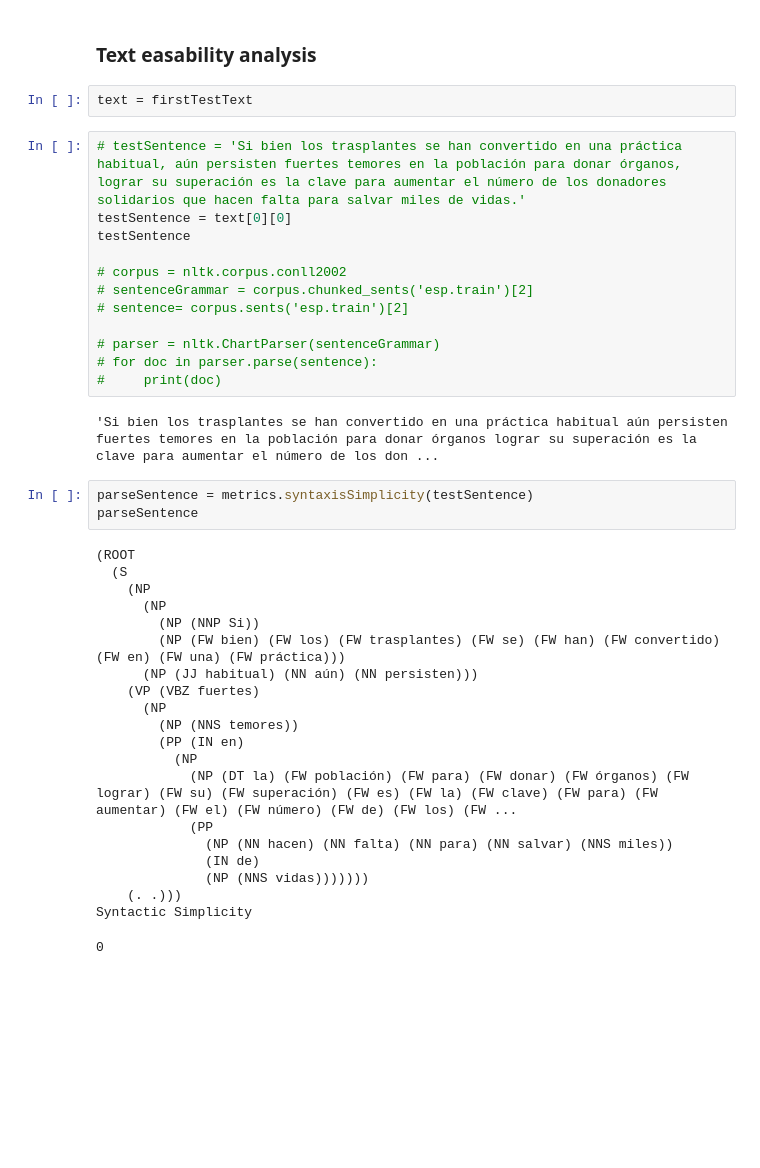
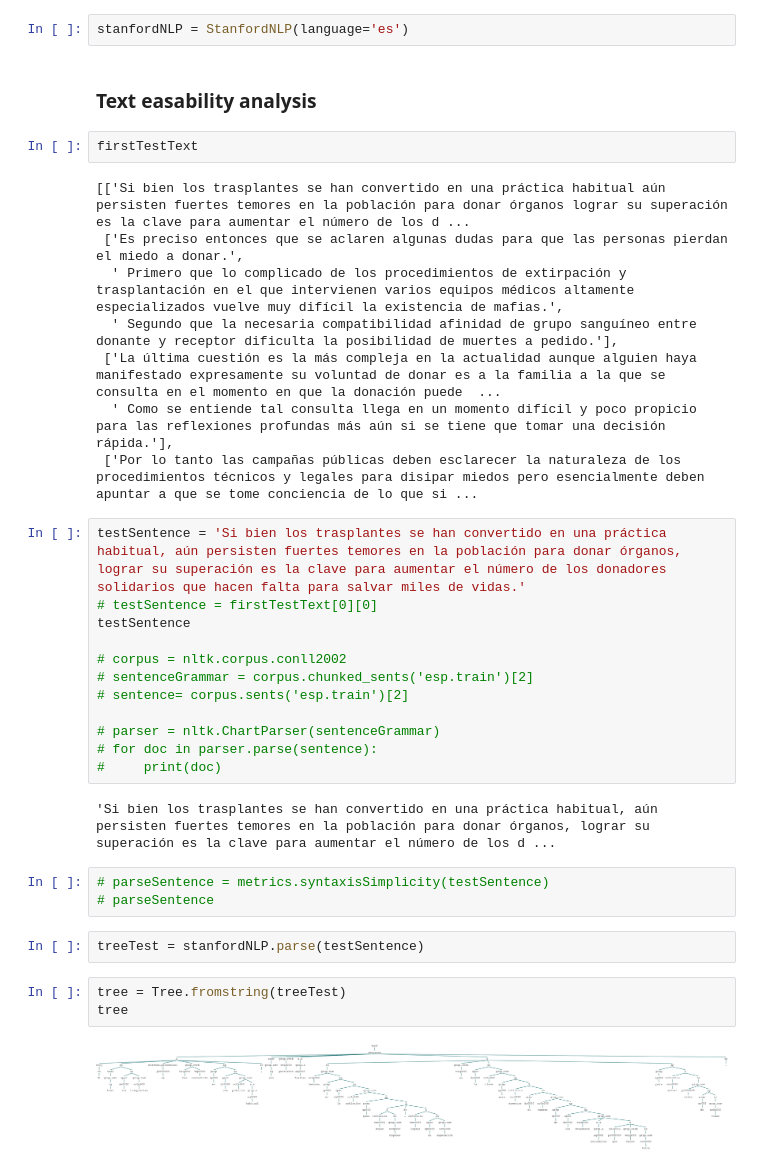
Before and after one commit to Greenhv/Tesis, a Jupyter notebook: Notebook/Text_Easability_Metrics.ipynb, the cells around one changed output. Saved outputs shown, nothing was run; the diff lists cells and outputs as text; blank space fills up the shorter version.

Commit message:
Add nltk.tree class to the text parser

```diff
--- a/Notebook/Text_Easability_Metrics.ipynb
+++ b/Notebook/Text_Easability_Metrics.ipynb
@@ -26,10 +31,20 @@ TextEasabilityMetrics
+# %%
+stanfordNLP = StanfordNLP(language='es')
 # %% [markdown]
 ### Text easability analysis
-# %%
-text = firstTestText
+# %%
+firstTestText
+# %% [output]
+[['Si bien los trasplantes se han convertido en una práctica habitual aún persisten fuertes temores en la población para donar órganos lograr su superación es la clave para aumentar el número de los d ...
+ ['Es preciso entonces que se aclaren algunas dudas para que las personas pierdan el miedo a donar.',
+  ' Primero que lo complicado de los procedimientos de extirpación y trasplantación en el que intervienen varios equipos médicos altamente especializados vuelve muy difícil la existencia de mafias.',
+  ' Segundo que la necesaria compatibilidad afinidad de grupo sanguíneo entre donante y receptor dificulta la posibilidad de muertes a pedido.'],
+ ['La última cuestión es la más compleja en la actualidad aunque alguien haya manifestado expresamente su voluntad de donar es a la familia a la que se consulta en el momento en que la donación puede  ...
+  ' Como se entiende tal consulta llega en un momento difícil y poco propicio para las reflexiones profundas más aún si se tiene que tomar una decisión rápida.'],
+ ['Por lo tanto las campañas públicas deben esclarecer la naturaleza de los procedimientos técnicos y legales para disipar miedos pero esencialmente deben apuntar a que se tome conciencia de lo que si ...
 # %%
-# testSentence = 'Si bien los trasplantes se han convertido en una práctica habitual, aún persisten fuertes temores en la población para donar órganos, lograr su superación es la clave para aumentar el número de los donadores solidarios que hacen falta para salvar miles de vidas.'
-testSentence = text[0][0]
+testSentence = 'Si bien los trasplantes se han convertido en una práctica habitual, aún persisten fuertes temores en la población para donar órganos, lograr su superación es la clave para aumentar el número de los donadores solidarios que hacen falta para salvar miles de vidas.'
+# testSentence = firstTestText[0][0]
 testSentence
 
 # corpus = nltk.corpus.conll2002
@@ -40,30 +55,16 @@ testSentence
 # for doc in parser.parse(sentence):
 #     print(doc)
 # %% [output]
-'Si bien los trasplantes se han convertido en una práctica habitual aún persisten fuertes temores en la población para donar órganos lograr su superación es la clave para aumentar el número de los don ...
+'Si bien los trasplantes se han convertido en una práctica habitual, aún persisten fuertes temores en la población para donar órganos, lograr su superación es la clave para aumentar el número de los d ...
 # %%
-parseSentence = metrics.syntaxisSimplicity(testSentence)
-parseSentence
+# parseSentence = metrics.syntaxisSimplicity(testSentence)
+# parseSentence
-# %% [output]
-(ROOT
-  (S
-    (NP
-      (NP
-        (NP (NNP Si))
-        (NP (FW bien) (FW los) (FW trasplantes) (FW se) (FW han) (FW convertido) (FW en) (FW una) (FW práctica)))
-      (NP (JJ habitual) (NN aún) (NN persisten)))
-    (VP (VBZ fuertes)
-      (NP
-        (NP (NNS temores))
-        (PP (IN en)
-          (NP
-            (NP (DT la) (FW población) (FW para) (FW donar) (FW órganos) (FW lograr) (FW su) (FW superación) (FW es) (FW la) (FW clave) (FW para) (FW aumentar) (FW el) (FW número) (FW de) (FW los) (FW ...
-            (PP
-              (NP (NN hacen) (NN falta) (NN para) (NN salvar) (NNS miles))
-              (IN de)
-              (NP (NNS vidas)))))))
-    (. .)))
-Syntactic Simplicity
-0
+# %%
+treeTest = stanfordNLP.parse(testSentence)
+# %%
+tree = Tree.fromstring(treeTest)
+tree
+# %% [output]
+[figure, added]
 # %%
 text = firstTestText
```
Also changed, not shown: parts of 8 cells of this notebook, 2 other files.
